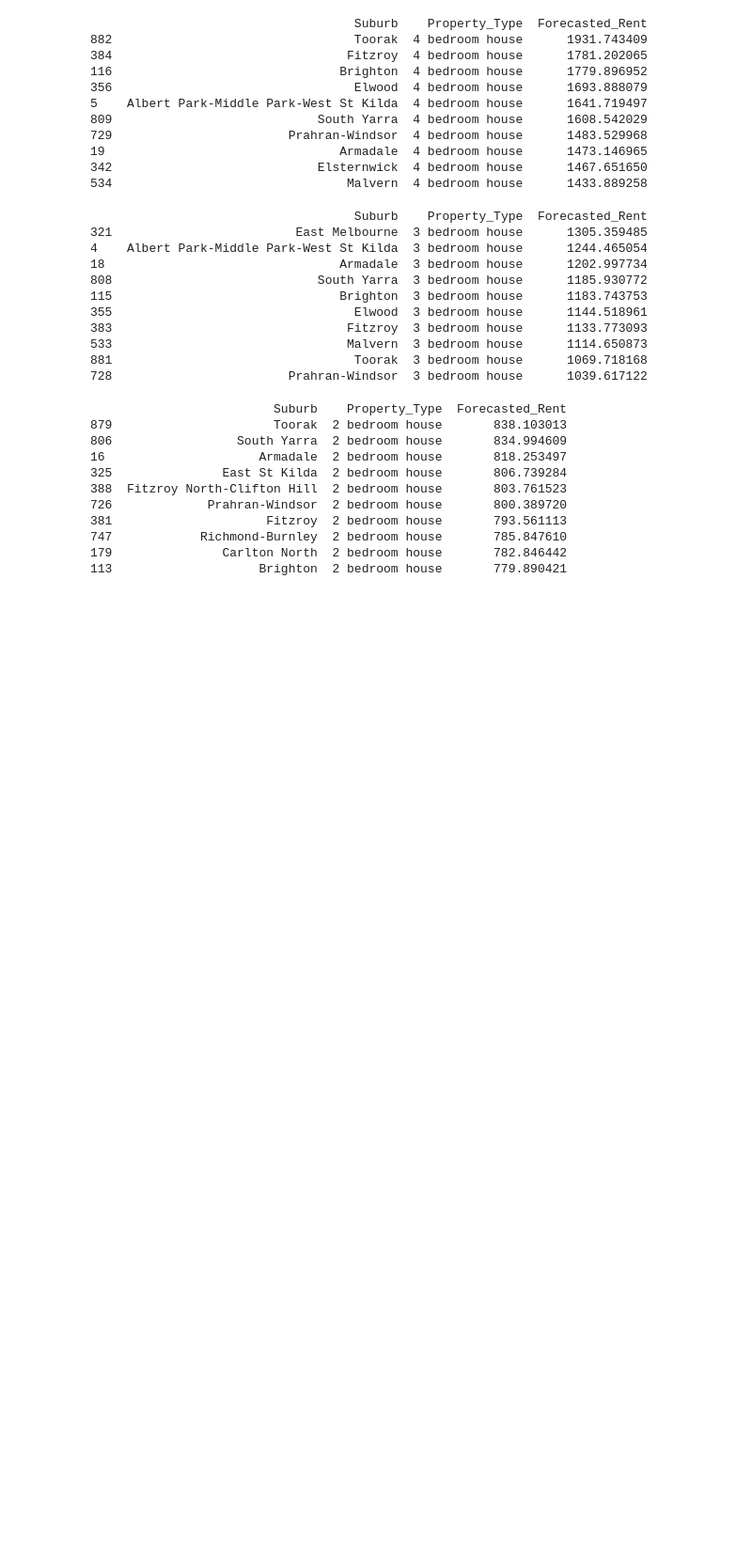
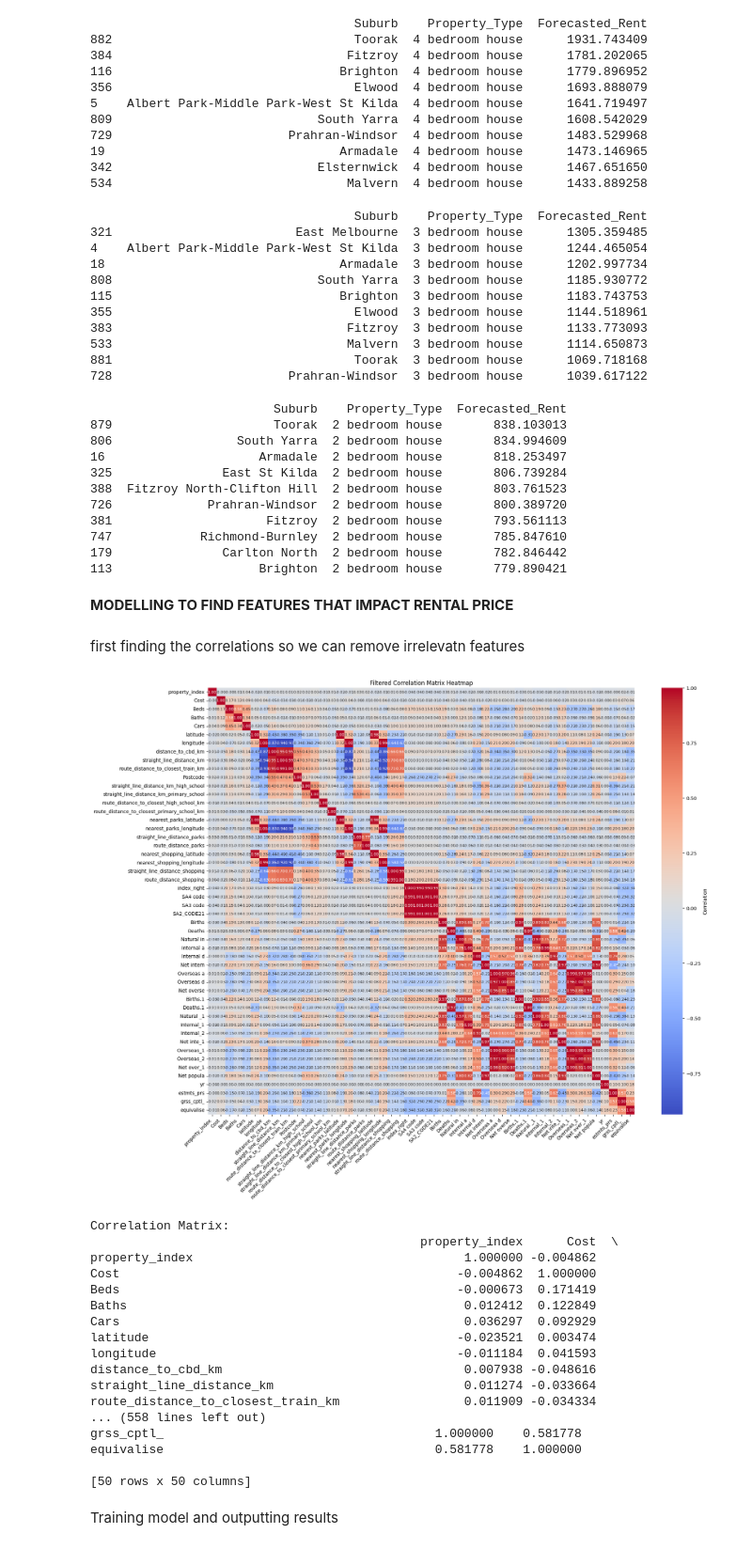
Before and after one commit to MAST30034-AppliedDataScience/project-2-group-real-estate-industry-project-19, a Jupyter notebook: notebooks/modelling.ipynb, the cells around one changed output. Shown at 94% size. Saved outputs shown, nothing was run; the diff lists cells and outputs as text; code cells hidden in the pictures; blank space fills up the shorter version.

Commit message:
model for important features

```diff
--- a/notebooks/modelling.ipynb
+++ b/notebooks/modelling.ipynb
@@ -238,3 +240,74 @@ print(top_10_2_bedroom_houses)
 747            Richmond-Burnley  2 bedroom house       785.847610
 179               Carlton North  2 bedroom house       782.846442
 113                    Brighton  2 bedroom house       779.890421
+# %% [markdown]
+**MODELLING TO FIND FEATURES THAT IMPACT RENTAL PRICE**
+# %% [markdown]
+first finding the correlations so we can remove irrelevatn features
+# %%
+import pandas as pd
+import seaborn as sns
+import matplotlib.pyplot as plt
+
+# Load the dataset
+df = pd.read_csv('../data/curated/rental_merged.csv')
+
+df = df.drop(columns=['SA2_NAME21', 'CHG_FLAG21', 'CHG_LBL21', 'SA3_CODE21', 'SA3_NAME21', 'SA4_CODE21', 'SA4_NAME21', 'GCC_CODE21', 'GCC_NAME21', 'STE_CODE21', 'STE_NAME21', 'AUS_CODE21', 'AUS_NAME21', 'AREASQKM21', 'LOCI_URI21', 'FID', 'sa2_name_2',
+ 'estmts_p_1', 'estimates_', 'estimate_1', 'estimate_2', 'estmts_p_2', 'estmts_p_3', 'estm_prsnl', 'estmts_p_4', 'estmts_p_5', 'estmts_p_6', 'estmts_p_7', 'estmts_p_8', 'estmts_p_9', 'estimate_3', 'estimate_4', 'estimate_5',
+ 'estmts_p10', 'estmts_p11', 'estm_prs_1', 'estmts_p12', 'estmts_p13', 'estmts_p14', 'estmts_p15', 'estm_prs_2', 'estm_prs_3', 'estm_prs_4', 'estm_prs_5', 'estm_prs_6', 'estm_prs_7', 'estm_prs_8', 'estm_prs_9', 'estm_prs10',
+ 'estm_prs11', 'estm_prs12', 'estm_prs13', 'estm_prs14', 'estm_prs15', 'estm_prs16', 'estm_prs17', 'estm_prs18',
+ 'grss_cpt_1', 'grss_cpt_2', 'grss_cpt_3', 'slctd_gvrn', 'slctd_gv_1', 'slctd_gv_2', 'slctd_gv_3', 'slctd_gv_4', 'slctd_gv_5', 'slctd_gv_6', 'slctd_gv_7', 'slctd_gv_8', 'slctd_gv_9', 'slctd_gv10', 'slctd_gv11', 'exprmntl_h',
+ 'ttl_prsnl_', 'tl_prsnl_i', 'tl_prsnl_1', 'tl_prsnl_2', 'ttl_prsn_1', 'ttl_prsn_2', 'ttl_prsn_3', 'tl_prsnl_3']
+)
+
+df['Cars'] = df['Cars'].fillna(0.0)
+df.to_csv('../data/curated/rental_merged2.csv')
+# One-Hot encode categorical variables
+encoded_df = pd.get_dummies(df, columns=['Property Type', 'Suburb', 'closest_high_school_type', 'closest_primary_school_type'], drop_first=True)
+
+# Select numeric columns, including the encoded categorical variables
+correlation_df = encoded_df.select_dtypes(include=['float64', 'int64', 'uint8'])
+
+# Generate the correlation matrix
+correlation_matrix = correlation_df.corr()
+
+plt.figure(figsize=(20, 16))  # Larger figure size
+sns.heatmap(correlation_matrix, annot=True, cmap='coolwarm', fmt='.2f', mask=correlation_matrix.isnull(),
+            annot_kws={"size": 8},  # Smaller annotation size
+            cbar_kws={'label': 'Correlation'}, square=True)
+
+# Adjust the labels
+plt.xticks(rotation=45, ha='right')
+plt.yticks(rotation=0)
+
+# Display the heatmap
+plt.title(f'Filtered Correlation Matrix Heatmap')
+plt.show()
+
+# Output the correlation matrix as a table
+print("Correlation Matrix:")
+print(correlation_matrix)
+
+# Optionally, save the correlation matrix to a CSV for detailed analysis
+correlation_matrix.to_csv('../data/curated/correlation_matrix.csv')
+# %% [output]
+[figure, added]
+Correlation Matrix:
+                                             property_index      Cost  \
+property_index                                     1.000000 -0.004862
+Cost                                              -0.004862  1.000000
+Beds                                              -0.000673  0.171419
+Baths                                              0.012412  0.122849
+Cars                                               0.036297  0.092929
+latitude                                          -0.023521  0.003474
+longitude                                         -0.011184  0.041593
+distance_to_cbd_km                                 0.007938 -0.048616
+straight_line_distance_km                          0.011274 -0.033664
+route_distance_to_closest_train_km                 0.011909 -0.034334
+... (558 lines left out)
+grss_cptl_                                     1.000000    0.581778
+equivalise                                     0.581778    1.000000
+
+[50 rows x 50 columns]
+# %% [markdown]
+Training model and outputting results
```
Also changed, not shown: parts of 6 cells of this notebook.
